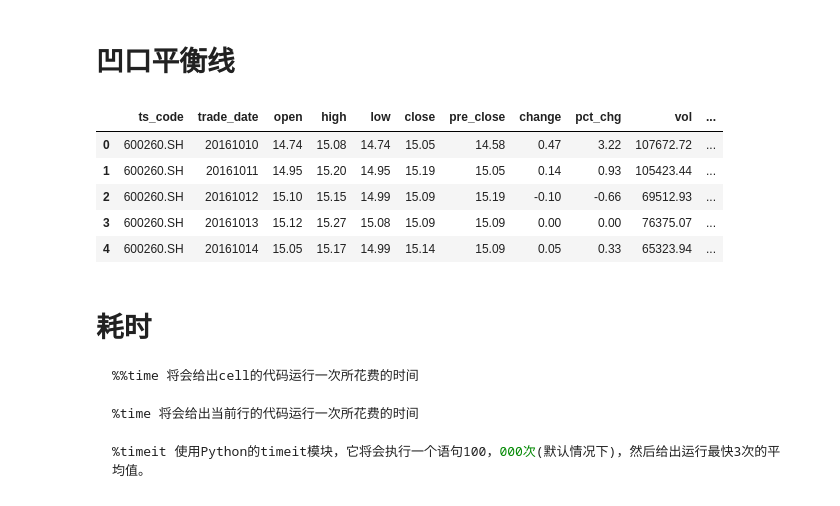
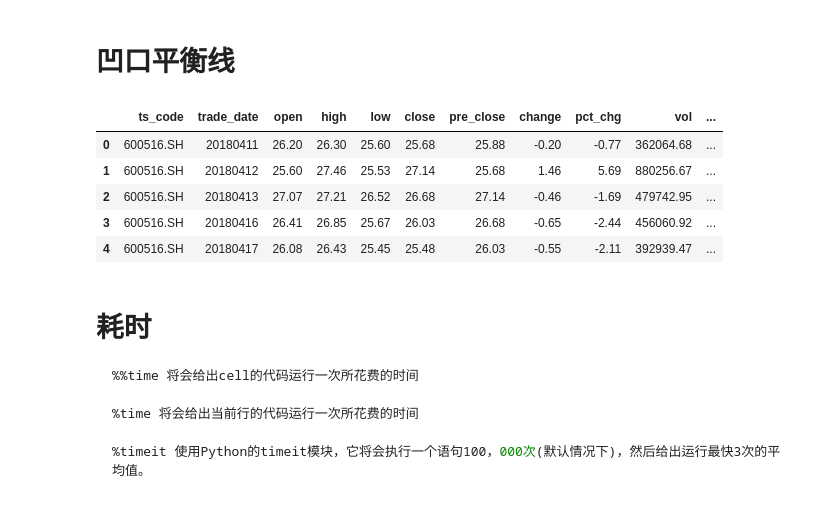
Before and after one commit to xn6o6x/A-SHARE, a Jupyter notebook: A股实测封装.ipynb, the cells around one changed output. Saved outputs shown, nothing was run; the diff lists cells and outputs as text; code cells hidden in the pictures.

````diff
--- a/A股实测封装.ipynb
+++ b/A股实测封装.ipynb
@@ -36,7 +42,9 @@ Parameters:
 Returns: str ('20190324')
 ```
 # %%
-get_pastdate = lambda date=get_date(), N=1 :datetime.strftime(pd.to_datetime(date) - timedelta(N+1-1), '%Y%m%d')
+get_pastdate = lambda date=get_date(), N=1: datetime.strftime(
+    pd.to_datetime(date) - timedelta(N + 1 - 1), "%Y%m%d"
+)
 # %% [markdown]
 # 获取前N后日期
 ```python
@@ -49,7 +57,9 @@ Parameters:
 Returns: str ('20190324')
 ```
 # %%
-get_afterdate = lambda date=get_date(), N=1 :datetime.strftime(pd.to_datetime(date) + timedelta(N+1-1), '%Y%m%d')
+get_afterdate = lambda date=get_date(), N=1: datetime.strftime(
+    pd.to_datetime(date) + timedelta(N + 1 - 1), "%Y%m%d"
+)
 # %% [markdown]
 # 获取最近N天所有股票的数据
 ```python
@@ -368,23 +446,36 @@ Parameters:
 Returns: list 每个元素是一个 tuple，第一项是 index 第二项是 max('open','close')
 ```
 # %%
-def aokou(df):
-    df['min'] = df['close'].rolling(61,min_periods=30,center=True).min()
+def aokou(df, min_range, back_days, increase, max_range):
+    df["min"] = (
+        df["close"].rolling(2 * min_range + 1, min_periods=min_range, center=True).min()
+    )
     bottom = []
-    for i in range(len(df)-1,0,-1):
-        if df.loc[i]['close'] == df.loc[i]['min']:bottom.append(i)
+    for i in range(len(df) - 1, 0, -1):
+        if df.loc[i]["close"] == df.loc[i]["min"]:
+            bottom.append(i)
 
-    df['max'] = df[['close', 'open']].max(axis=1).rolling(31,min_periods=15,center=True).max()
+    df["max"] = (
+        df[["close", "open"]]
+        .max(axis=1)
+        .rolling(2 * max_range + 1, min_periods=max_range, center=True)
+        .max()
+    )
     top = []
-    for i in range(len(df)-1,0,-1):
-        if max(df.loc[i]['open'],df.loc[i]['close']) == df.loc[i]['max']:top.append(i)
+    for i in range(len(df) - 1, 0, -1):
+        if max(df.loc[i]["open"], df.loc[i]["close"]) == df.loc[i]["max"]:
+            top.append(i)
 
     notch = []
     for btm in bottom:
         while top:
             tp = top.pop(0)
-            if tp<btm and abs(df.loc[tp]['open']-df.loc[tp]['close'])<df.loc[tp]['close']*0.01:
-                notch.append((tp,df.loc[tp]['max']))
+            if (
+                tp < btm
+                and (df.loc[tp]["close"] - df.loc[tp]["open"])
+                < df.loc[tp]["open"] * increase
+            ):
+                notch.append((tp, df.loc[tp]["max"]))
                 break
     return notch
 # %% [markdown]
@@ -827,15 +966,17 @@ df[1].head()
 # %% [markdown]
 # 凹口平衡线
 # %%
-df = plotly_ohlc(code='600260.SH', date='20190320', period=900, draw_line={'凹口':100})
+df = plotly_ohlc(
+    code="600516.SH", start_date="20180411", end_date="20190411", draw_line={"凹口": 100}
+)
 df.head()
 # %% [output]
 |  | ts_code | trade_date | open | high | low | close | pre_close | change | pct_chg | vol | ... |
-| 0 | 600260.SH | 20161010 | 14.74 | 15.08 | 14.74 | 15.05 | 14.58 | 0.47 | 3.22 | 107672.72 | ... |
-| 1 | 600260.SH | 20161011 | 14.95 | 15.20 | 14.95 | 15.19 | 15.05 | 0.14 | 0.93 | 105423.44 | ... |
-| 2 | 600260.SH | 20161012 | 15.10 | 15.15 | 14.99 | 15.09 | 15.19 | -0.10 | -0.66 | 69512.93 | ... |
-| 3 | 600260.SH | 20161013 | 15.12 | 15.27 | 15.08 | 15.09 | 15.09 | 0.00 | 0.00 | 76375.07 | ... |
-| 4 | 600260.SH | 20161014 | 15.05 | 15.17 | 14.99 | 15.14 | 15.09 | 0.05 | 0.33 | 65323.94 | ... |
+| 0 | 600516.SH | 20180411 | 26.20 | 26.30 | 25.60 | 25.68 | 25.88 | -0.20 | -0.77 | 362064.68 | ... |
+| 1 | 600516.SH | 20180412 | 25.60 | 27.46 | 25.53 | 27.14 | 25.68 | 1.46 | 5.69 | 880256.67 | ... |
+| 2 | 600516.SH | 20180413 | 27.07 | 27.21 | 26.52 | 26.68 | 27.14 | -0.46 | -1.69 | 479742.95 | ... |
+| 3 | 600516.SH | 20180416 | 26.41 | 26.85 | 25.67 | 26.03 | 26.68 | -0.65 | -2.44 | 456060.92 | ... |
+| 4 | 600516.SH | 20180417 | 26.08 | 26.43 | 25.45 | 25.48 | 26.03 | -0.55 | -2.11 | 392939.47 | ... |
 # %% [markdown]
 # 耗时
 ```python
````
Also changed, not shown: parts of 22 cells of this notebook, 1 other file.
